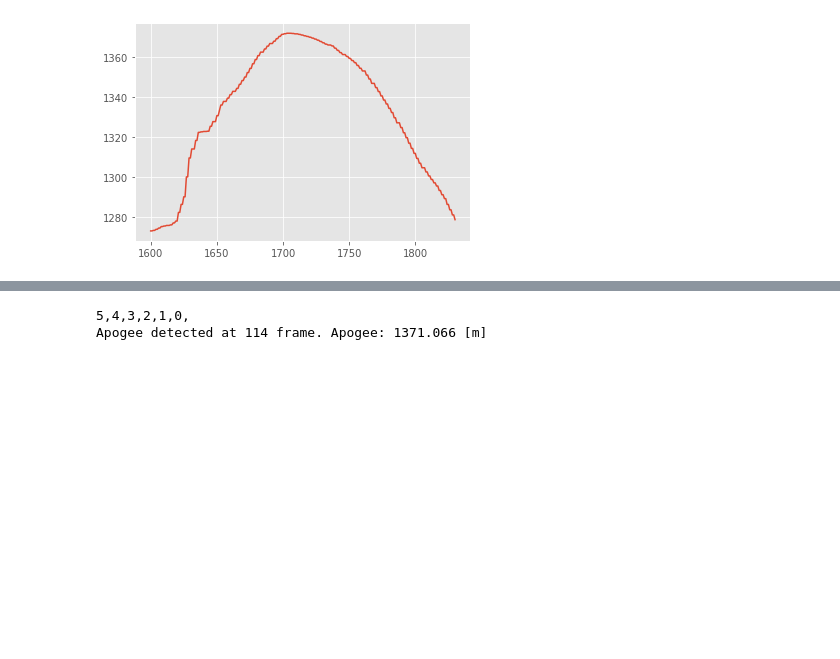
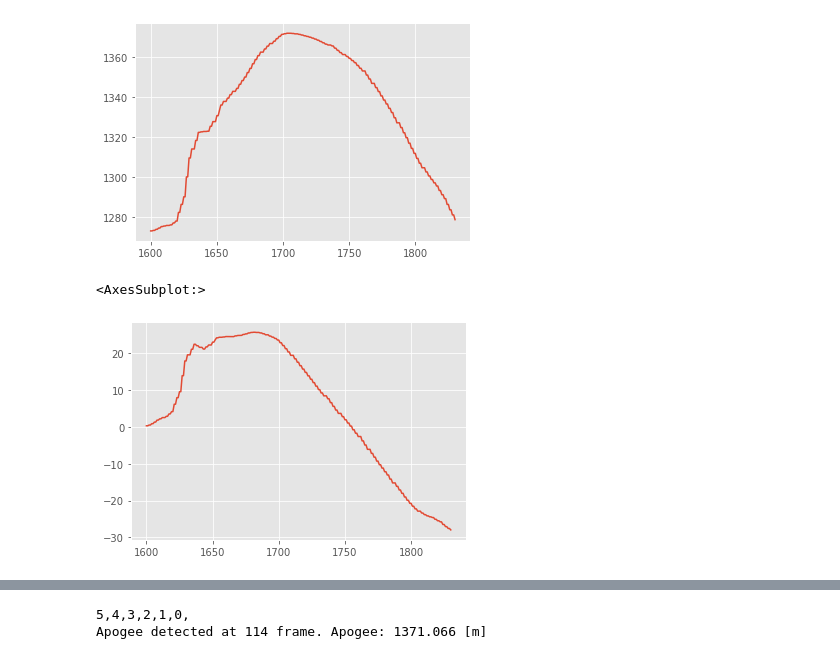
Before and after one commit to shohei/apogee-detection, a Jupyter notebook: N-3_rocket/(Filtered) Apogee_detection_logic_N3.ipynb, the cells around one changed output, grey strips where cells are left out. Drawn from its saved outputs; the diff is of its cells as text; code cells hidden in the pictures; blank space fills up the shorter version.

```diff
--- a/N-3_rocket/(Filtered) Apogee_detection_logic_N3.ipynb
+++ b/N-3_rocket/(Filtered) Apogee_detection_logic_N3.ipynb
@@ -29,9 +29,15 @@ df
 # Trim the data frame
 # Kalman filtered Altitude
 df2 = df['filtered_s'][1600:]
+v = df['filtered_v'][1600:]
 # %%
 # See the data looks like
 df2.plot()
 # %% [output]
 <AxesSubplot:>
 [figure]
+# %%
+v.plot()
+# %% [output]
+<AxesSubplot:>
+[figure, added]
```
Also changed, not shown: parts of 7 cells of this notebook, 1 other file.
